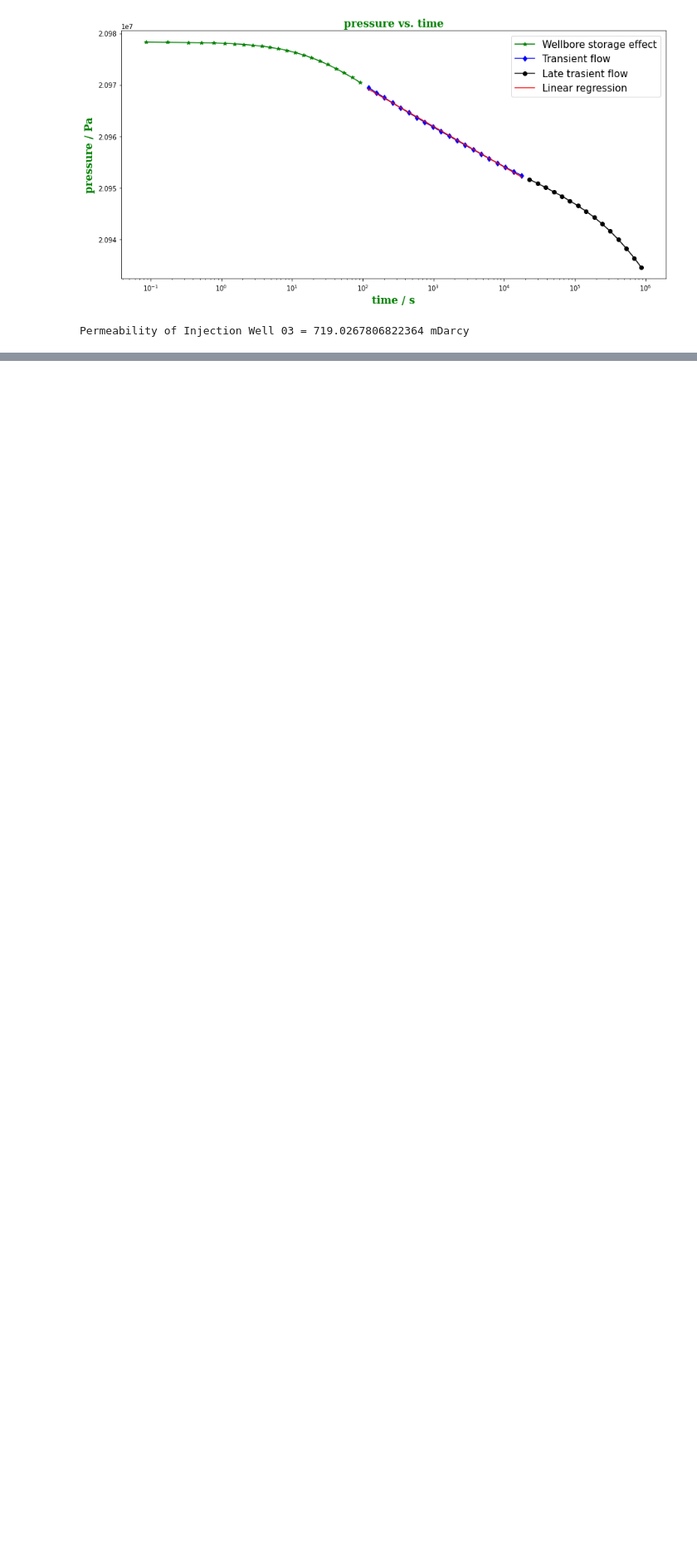
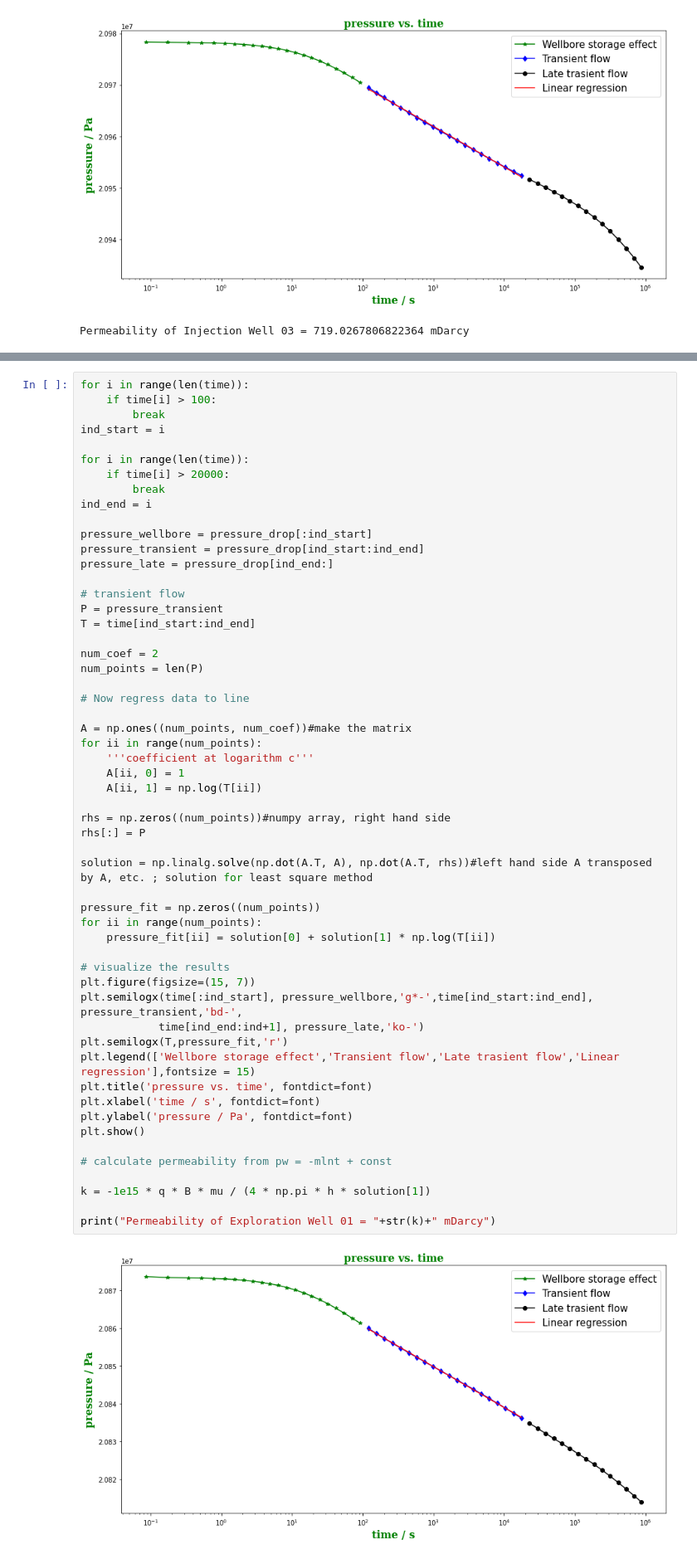
Before and after one commit to NicholasFry/Other, a Jupyter notebook: geothermal_hack_stuff/Exploration.ipynb, the cells around one changed output, grey strips where cells are left out. Shown at 83% size. Drawn from its saved outputs; the diff is of its cells as text; blank space fills up the shorter version.

```diff
--- a/geothermal_hack_stuff/Exploration.ipynb
+++ b/geothermal_hack_stuff/Exploration.ipynb
@@ -548,0 +603,57 @@ Permeability of Injection Well 03 = 719.0267806822364 mDarcy
+# %%
+for i in range(len(time)):
+    if time[i] > 100:
+        break
+ind_start = i
+
+for i in range(len(time)):
+    if time[i] > 20000:
+        break
+ind_end = i
+
+pressure_wellbore = pressure_drop[:ind_start]
+pressure_transient = pressure_drop[ind_start:ind_end]
+pressure_late = pressure_drop[ind_end:]
+
+# transient flow
+P = pressure_transient
+T = time[ind_start:ind_end]
+
+num_coef = 2
+num_points = len(P)
+
+# Now regress data to line
+
+A = np.ones((num_points, num_coef))#make the matrix
+for ii in range(num_points):
+    '''coefficient at logarithm c'''
+    A[ii, 0] = 1
+    A[ii, 1] = np.log(T[ii])
+
+rhs = np.zeros((num_points))#numpy array, right hand side
+rhs[:] = P
+
+solution = np.linalg.solve(np.dot(A.T, A), np.dot(A.T, rhs))#left hand side A transposed by A, etc. ; solution for least square method
+
+pressure_fit = np.zeros((num_points))
+for ii in range(num_points):
+    pressure_fit[ii] = solution[0] + solution[1] * np.log(T[ii])
+
+# visualize the results
+plt.figure(figsize=(15, 7))
+plt.semilogx(time[:ind_start], pressure_wellbore,'g*-',time[ind_start:ind_end], pressure_transient,'bd-',
+            time[ind_end:ind+1], pressure_late,'ko-')
+plt.semilogx(T,pressure_fit,'r')
+plt.legend(['Wellbore storage effect','Transient flow','Late trasient flow','Linear regression'],fontsize = 15)
+plt.title('pressure vs. time', fontdict=font)
+plt.xlabel('time / s', fontdict=font)
+plt.ylabel('pressure / Pa', fontdict=font)
+plt.show()
+
+# calculate permeability from pw = -mlnt + const
+
+k = -1e15 * q * B * mu / (4 * np.pi * h * solution[1])
+
+print("Permeability of Exploration Well 01 = "+str(k)+" mDarcy")
+# %% [output]
+[figure, added]
```
Also changed, not shown: parts of 10 cells of this notebook, 3 other files.
